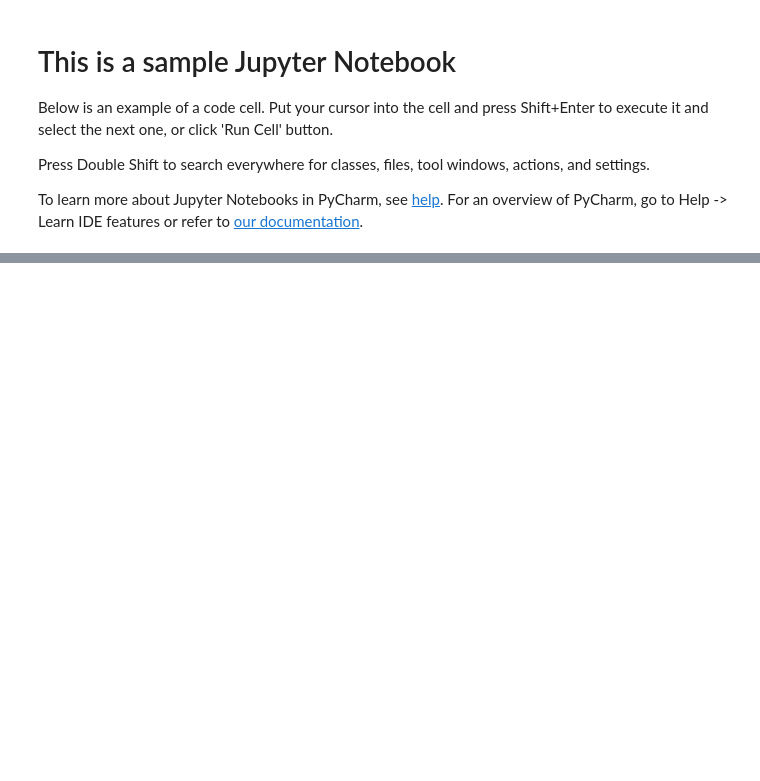
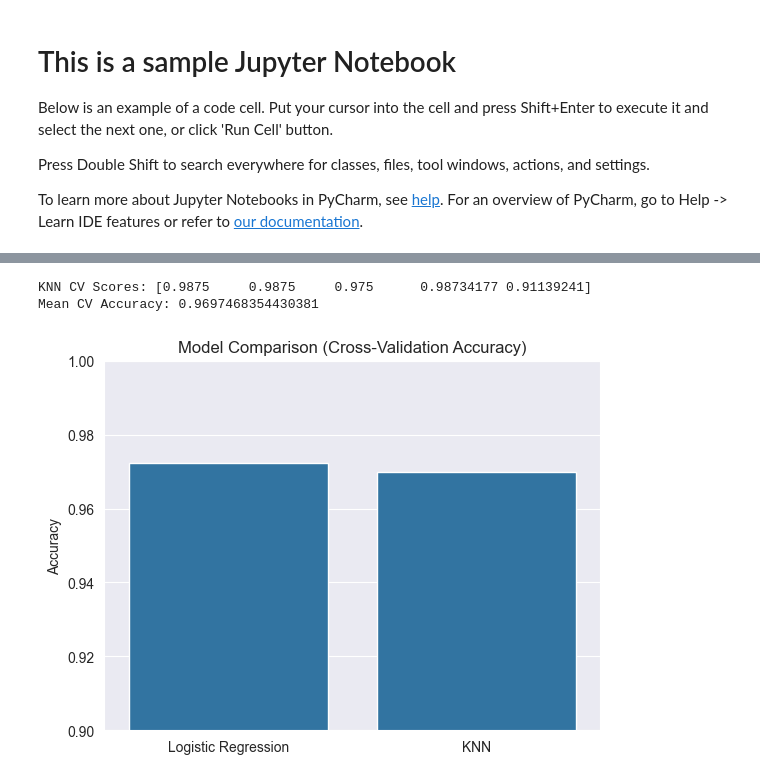
Before and after one commit to rezgui-yessin/cancer-breast-v2, a Jupyter notebook: sample.ipynb, the cells around one changed output, grey strips where cells are left out. Drawn from its saved outputs; the diff is of its cells as text; code cells hidden in the pictures; blank space fills up the shorter version.

```diff
--- a/sample.ipynb
+++ b/sample.ipynb
@@ -86,0 +162,7 @@ plt.show()
+# %%
+cv_scores_log = cross_val_score(
+    log_model, X_train, y_train, cv=5, scoring='accuracy'
+)
+
+print("Cross-Validation Scores:", cv_scores_log)
+print("Mean CV Accuracy:", cv_scores_log.mean())
@@ -86,0 +174,3 @@ plt.show()
+# %%
+knn = KNeighborsClassifier(n_neighbors=5)
+knn.fit(X_train, y_train)
@@ -86,0 +201,21 @@ plt.show()
+# %%
+cv_scores_knn = cross_val_score(
+    knn, X_train, y_train, cv=5, scoring='accuracy'
+)
+
+print("KNN CV Scores:", cv_scores_knn)
+print("Mean CV Accuracy:", cv_scores_knn.mean())
+# %% [output]
+KNN CV Scores: [0.9875     0.9875     0.975      0.98734177 0.91139241]
+Mean CV Accuracy: 0.9697468354430381
+# %%
+models = ['Logistic Regression', 'KNN']
+accuracy = [cv_scores_log.mean(), cv_scores_knn.mean()]
+
+sns.barplot(x=models, y=accuracy)
+plt.title("Model Comparison (Cross-Validation Accuracy)")
+plt.ylabel("Accuracy")
+plt.ylim(0.9,1)
+plt.show()
+# %% [output]
+[figure, added]
```
Also changed, not shown: parts of 22 cells of this notebook.
